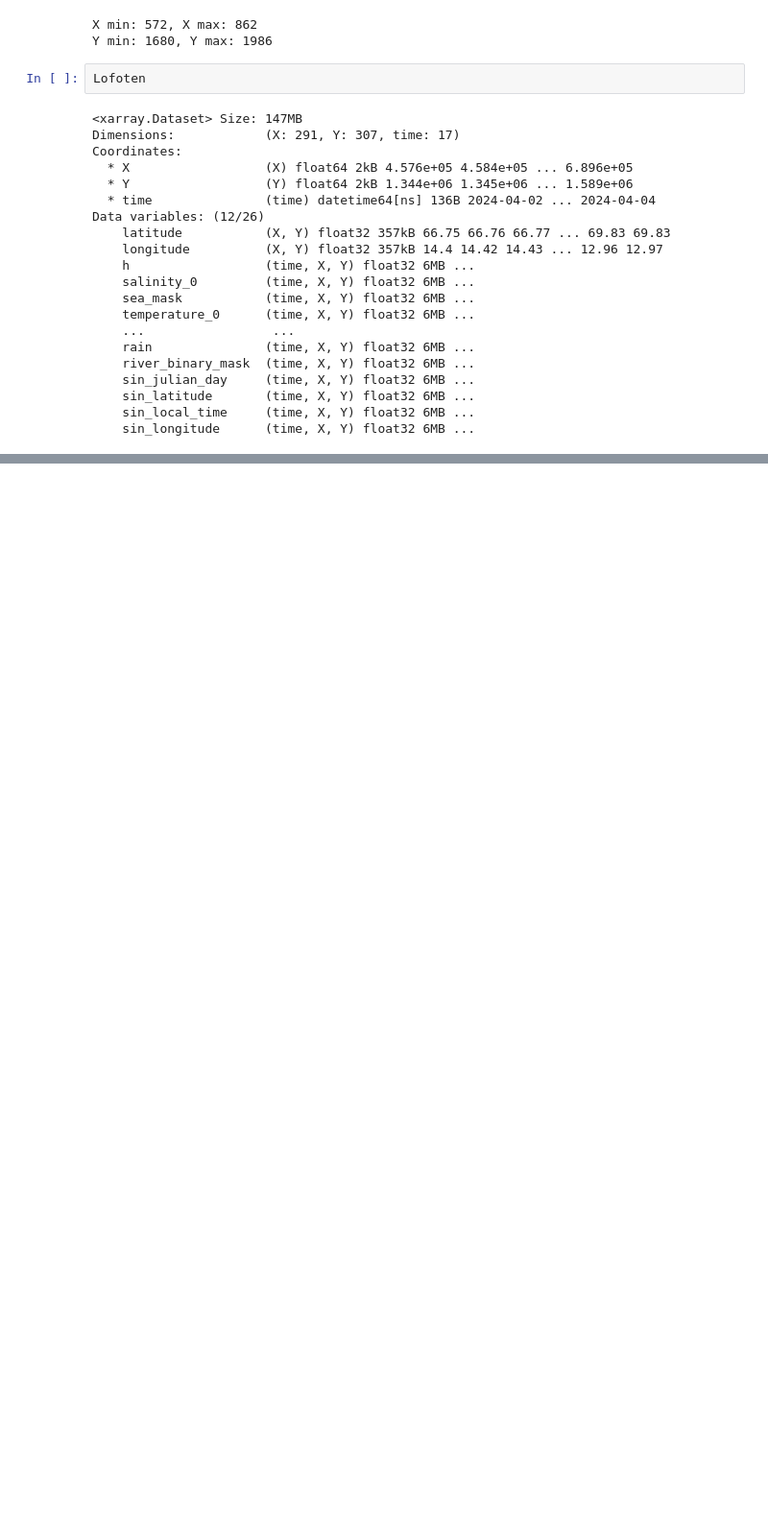
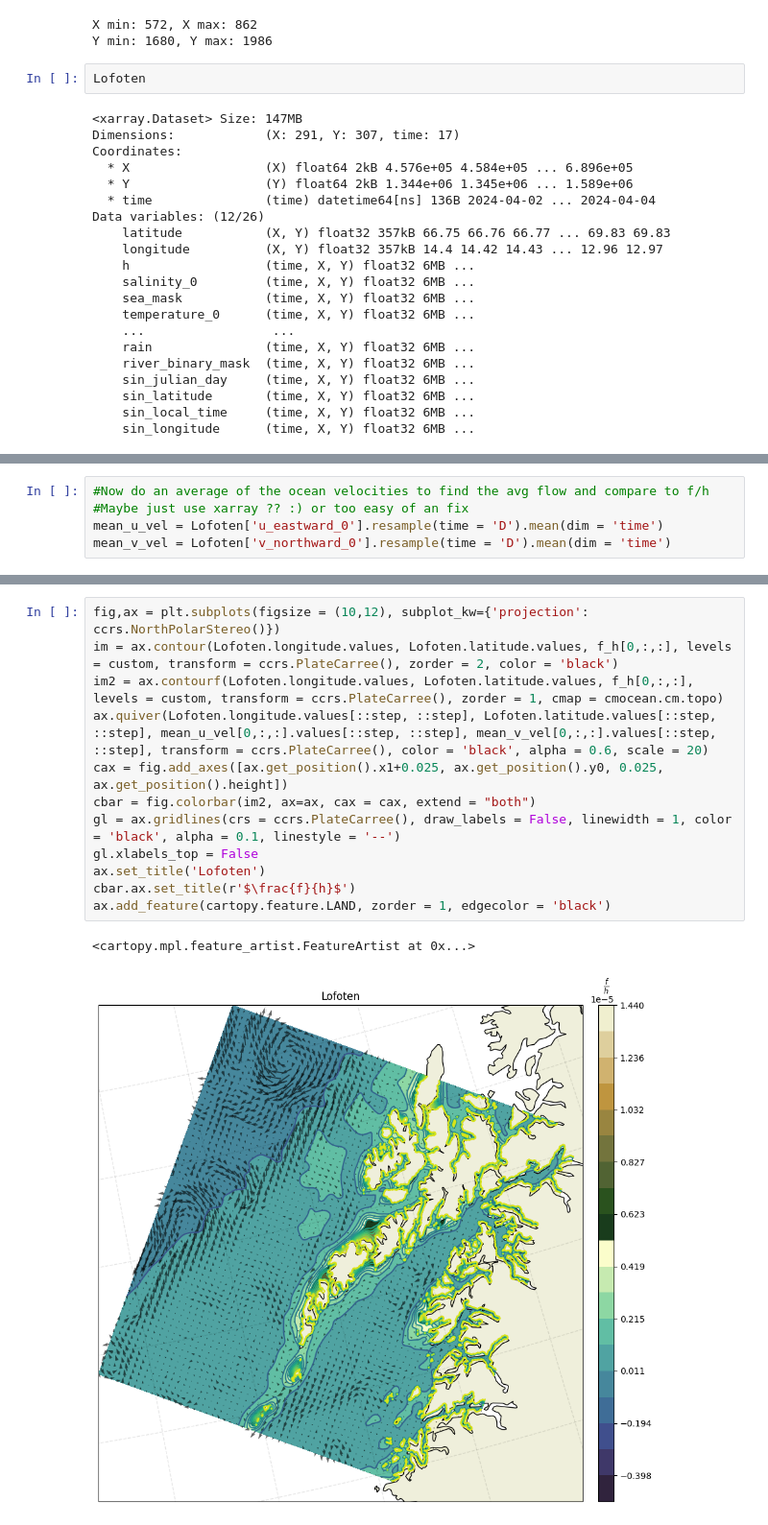
Before and after one commit to metno/ocean-ai, a Jupyter notebook: plot/contourlines.ipynb, the cells around one changed output, grey strips where cells are left out. Shown at 96% size. Drawn from its saved outputs; the diff is of its cells as text; blank space fills up the shorter version.

```diff
--- a/plot/contourlines.ipynb
+++ b/plot/contourlines.ipynb
@@ -161,0 +166,5 @@ for i in range(0,2):
+# %%
+#Now do an average of the ocean velocities to find the avg flow and compare to f/h
+#Maybe just use xarray ?? :) or too easy of an fix
+mean_u_vel = Lofoten['u_eastward_0'].resample(time = 'D').mean(dim = 'time')
+mean_v_vel = Lofoten['v_northward_0'].resample(time = 'D').mean(dim = 'time')
@@ -161,0 +191,15 @@ for i in range(0,2):
+# %%
+fig,ax = plt.subplots(figsize = (10,12), subplot_kw={'projection': ccrs.NorthPolarStereo()})
+im = ax.contour(Lofoten.longitude.values, Lofoten.latitude.values, f_h[0,:,:], levels = custom, transform = ccrs.PlateCarree(), zorder = 2, color = 'black')
+im2 = ax.contourf(Lofoten.longitude.values, Lofoten.latitude.values, f_h[0,:,:], levels = custom, transform = ccrs.PlateCarree(), zorder = 1, cmap = cmocean.cm.topo)
+ax.quiver(Lofoten.longitude.values[::step, ::step], Lofoten.latitude.values[::step, ::step], mean_u_vel[0,:,:].values[::step, ::step], mean_v_vel[0,:,:].values[::step, ::step], transform = ccrs.PlateCarree(), color = 'black', alpha = 0.6, scale = 20)
+cax = fig.add_axes([ax.get_position().x1+0.025, ax.get_position().y0, 0.025, ax.get_position().height])
+cbar = fig.colorbar(im2, ax=ax, cax = cax, extend = "both")
+gl = ax.gridlines(crs = ccrs.PlateCarree(), draw_labels = False, linewidth = 1, color = 'black', alpha = 0.1, linestyle = '--')
+gl.xlabels_top = False
+ax.set_title('Lofoten')
+cbar.ax.set_title(r'$\frac{f}{h}$')
+ax.add_feature(cartopy.feature.LAND, zorder = 1, edgecolor = 'black')
+# %% [output]
+<cartopy.mpl.feature_artist.FeatureArtist at 0x...>
+[figure, added]
```
Also changed, not shown: parts of 12 cells of this notebook.
